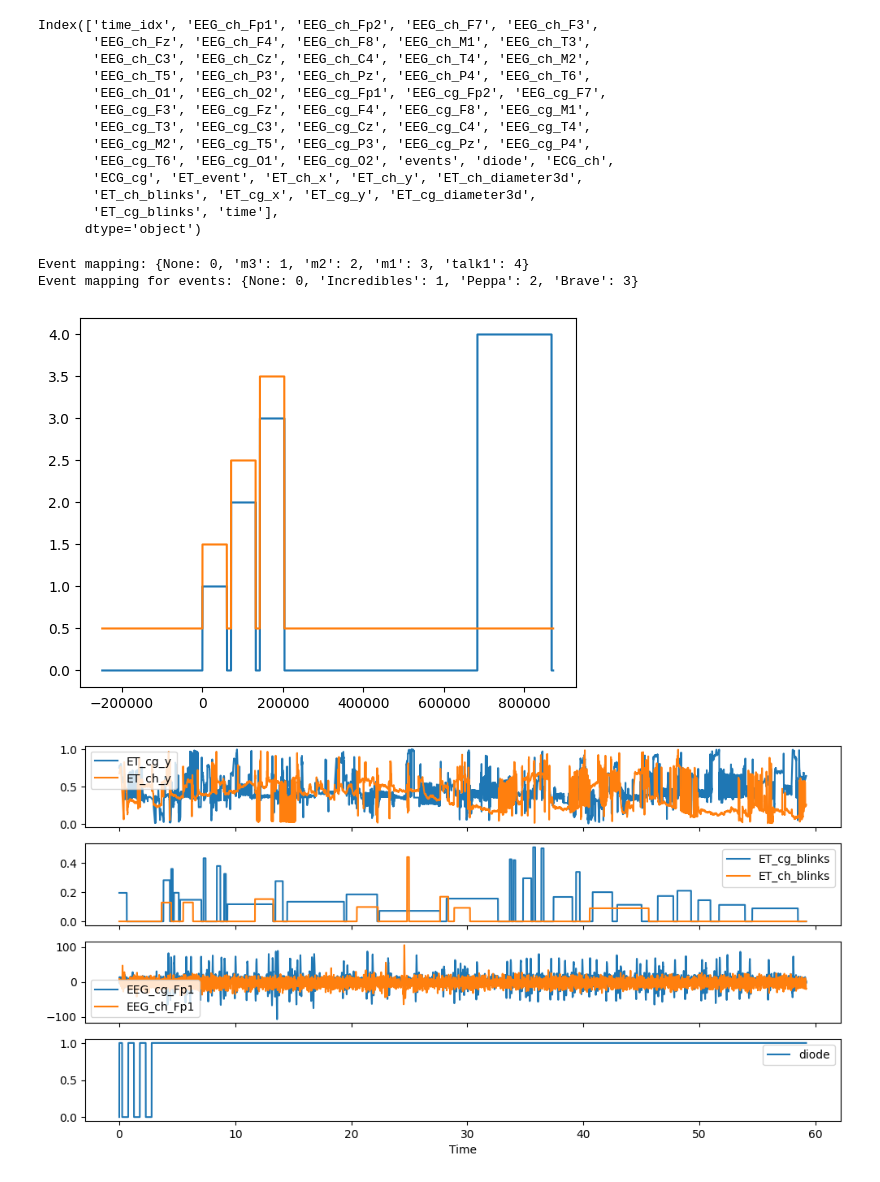
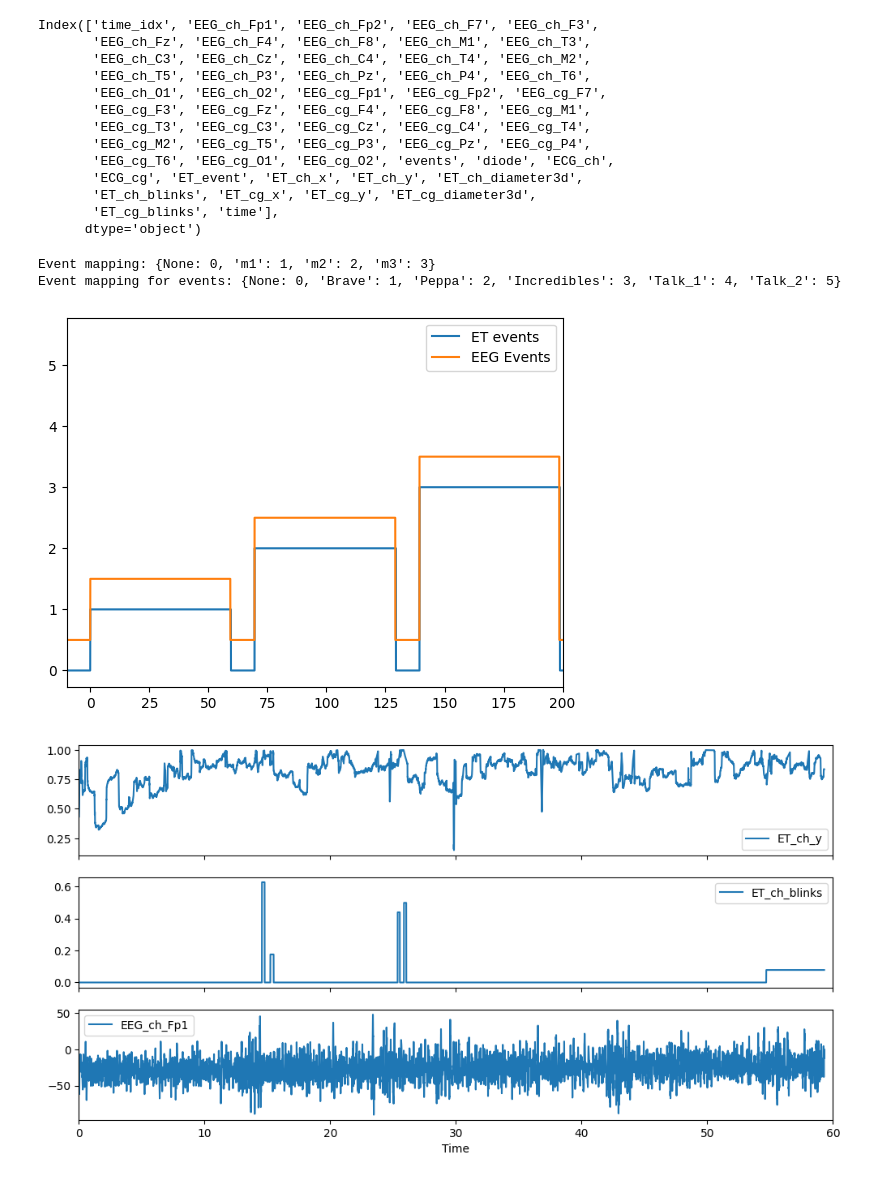
Before and after one commit to SYNCC-IN/hyperscanning-signal-analysis, a Jupyter notebook: scripts/Example_DataLoader_usage.ipynb, the cells around one changed output. Cells and saved outputs as stored; diff of their text form; code cells hidden in the pictures.

```diff
--- a/scripts/Example_DataLoader_usage.ipynb
+++ b/scripts/Example_DataLoader_usage.ipynb
@@ -10,5 +10,8 @@ plot_flag = False
 # %%
 
 # creates a DataLoader class object that creates a structure described in the docs folder (data_structure_spec.md) from raw data
-multimodal_data = dataloader.create_multimodal_data(data_base_path = "../data", dyad_id = "W003", load_eeg=True, load_et=False, plot_flag=plot_flag, lowcut=4.0, highcut=40.0)
+dyad_id = "W020" #"W003"
+lowcut=3.0
+highcut=40.0
+multimodal_data = dataloader.create_multimodal_data(data_base_path = "../data", dyad_id = dyad_id, load_eeg=True, load_et=False, plot_flag=plot_flag, lowcut=lowcut, highcut=highcut)
 # %% [output]
@@ -77,3 +85,3 @@ Event mapping: {None: 0, 'm3': 1, 'm2': 2, 'm1': 3, 'talk1': 4}
 # %%
-multimodal_data = dataloader.create_multimodal_data(data_base_path = "../data", dyad_id = "W003", load_eeg=True, load_et=True, plot_flag=plot_flag, lowcut=4.0, highcut=40.0)
+multimodal_data = dataloader.create_multimodal_data(data_base_path = "../data", dyad_id = dyad_id, load_eeg=True, load_et=True, plot_flag=plot_flag, lowcut=lowcut, highcut=highcut)
 # %% [output]
@@ -101,7 +111,7 @@ Index(['time_idx', 'EEG_ch_Fp1', 'EEG_ch_Fp2', 'EEG_ch_F7', 'EEG_ch_F3',
        'ET_cg_blinks', 'time'],
       dtype='object')
 # %%
-%matplotlib inline
+
 # Create a mapping from unique ET_event values to integers
 event_mapping = {event: idx for idx, event in enumerate(multimodal_data.data['ET_event'].unique())}
 print("Event mapping:", event_mapping)
@@ -116,37 +126,36 @@ print("Event mapping for events:", event_mapping_events)
 multimodal_data.data['event_num_events'] = multimodal_data.data['events'].map(event_mapping_events)
 
 
-plt.plot(multimodal_data.data['time_idx'],multimodal_data.data['event_num_ET'])
-plt.plot(multimodal_data.data['time_idx'],multimodal_data.data['event_num_events']+0.5)
-
+plt.plot(multimodal_data.data['time_idx']/multimodal_data.fs, multimodal_data.data['event_num_ET'], label='ET events')
+plt.plot(multimodal_data.data['time_idx']/multimodal_data.fs    ,multimodal_data.data['event_num_events']+0.5, label='EEG Events')
+plt.legend()
+plt.xlim(-10,200)
 plt.show()
 # %% [output]
-Event mapping: {None: 0, 'm3': 1, 'm2': 2, 'm1': 3, 'talk1': 4}
-Event mapping for events: {None: 0, 'Incredibles': 1, 'Peppa': 2, 'Brave': 3}
+Event mapping: {None: 0, 'm1': 1, 'm2': 2, 'm3': 3}
+Event mapping for events: {None: 0, 'Brave': 1, 'Peppa': 2, 'Incredibles': 3, 'Talk_1': 4, 'Talk_2': 5}
-[figure, old version]
+[figure, new version]
 # %%
 %matplotlib inline
-data_selected = multimodal_data.data[(multimodal_data.data.events == 'Incredibles')]
-fig, ax = plt.subplots(figsize=(12, 6),sharex=True, sharey=False,nrows=4)
-ax[0].plot(data_selected['time'], data_selected['ET_cg_y'], linestyle='-', label='ET_cg_y')
+data_selected = multimodal_data.data[(multimodal_data.data.events == 'Brave')]
+fig, ax = plt.subplots(figsize=(12, 6),sharex=True, sharey=False,nrows=3)
+#ax[0].plot(data_selected['time'], data_selected['ET_cg_y'], linestyle='-', label='ET_cg_y')
 ax[0].plot(data_selected['time'], data_selected['ET_ch_y'], linestyle='-', label='ET_ch_y')
 ax[0].legend()
 
-ax[1].plot(data_selected['time'], data_selected['ET_cg_blinks'], linestyle='-', label='ET_cg_blinks')
+#ax[1].plot(data_selected['time'], data_selected['ET_cg_blinks'], linestyle='-', label='ET_cg_blinks')
 ax[1].plot(data_selected['time'], data_selected['ET_ch_blinks'], linestyle='-', label='ET_ch_blinks')
 ax[1].legend()
 
-ax[2].plot(data_selected['time'], data_selected['EEG_cg_Fp1'], linestyle='-', label='EEG_cg_Fp1')
+#ax[2].plot(data_selected['time'], data_selected['EEG_cg_Fp1'], linestyle='-', label='EEG_cg_Fp1')
 ax[2].plot(data_selected['time'], data_selected['EEG_ch_Fp1'], linestyle='-', label='EEG_ch_Fp1')
 ax[2].legend()
 
-ax[3].plot(data_selected['time'], data_selected['diode'], linestyle='-', label='diode')
-ax[3].legend()
-#plt.xlim(0,20)
+plt.xlim(0,60)
 plt.xlabel('Time')
 plt.show()
 # %% [output]
-[figure, old version]
+[figure, new version]
 # %%
 # plot EEG data from DataFrame
 t = multimodal_data.data['time'].values
```
Also changed, not shown: parts of 7 cells of this notebook, 2 other files.
